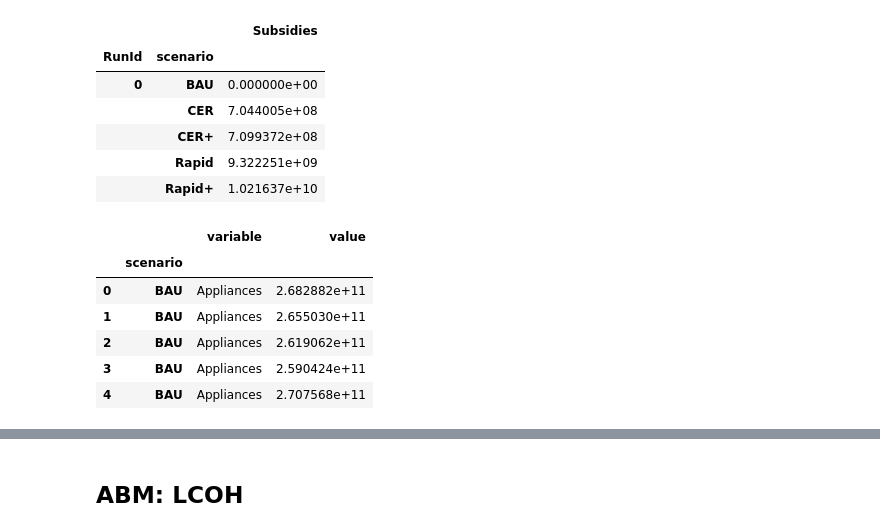
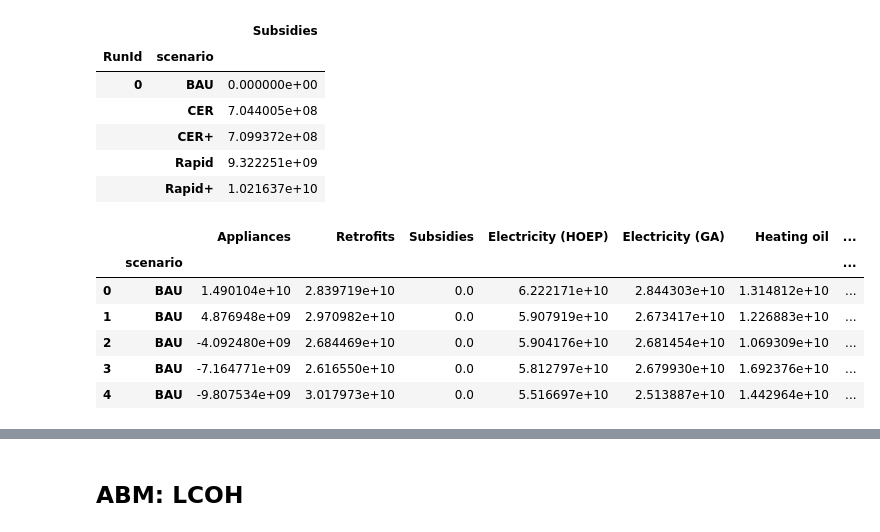
Before and after one commit to david-huck/canadopt, a Jupyter notebook: sandbox.ipynb, the cells around one changed output, grey strips where cells are left out. Cells and saved outputs as stored; diff of their text form; code cells hidden in the pictures.

```diff
--- a/sandbox.ipynb
+++ b/sandbox.ipynb
@@ -657,13 +689,21 @@ Rapid     2.032613e+10
 Rapid+    2.245340e+10
 dtype: float64
 # %%
+scen_ga.index.name ="year"
+dt = el_demands.reset_index()["year"].diff().median()
+# TWh->kWh
+ga_costs = (el_demands*1e9*scen_ga).groupby("RunId").sum()*dt # only every 5th year was counted
+ga_costs_mean = ga_costs.mean()
+ga_costs_std = ga_costs.std()
+ga_costs_l = ga_costs.melt(ignore_index=False, value_name="Electricity (GA)")
+
 scen_hoeps.index.name ="year"
 dt = el_demands.reset_index()["year"].diff().median()
+# TWh->kWh
 el_costs = (el_demands*1e9*scen_hoeps).groupby("RunId").sum()*dt # only every 5th year was counted
 el_costs_mean = el_costs.mean()
-# TWh->kWh
 el_costs_std = el_costs.std()
 # %%
-el_costs_l = el_costs.melt(ignore_index=False, value_name="Electricity")
+el_costs_l = el_costs.melt(ignore_index=False, value_name="Electricity (HOEP)")
 el_costs_l.head()
 # %% [output]
@@ -674,3 +714,14 @@ el_costs_l.head()
 | 2 | BAU | 5.904176e+10 |
 | 3 | BAU | 5.812797e+10 |
 | 4 | BAU | 5.516697e+10 |
+# %%
+fuel_prices = pd.read_csv(
+    "abetam/data/canada/residential_GNZ_end-use-prices-2023_ct_per_kWh.csv"
+)
+fuel_prices_ex_el_ON = (
+    fuel_prices.query("GEO=='Ontario' and `Type of fuel`!='Electricity'")
+    .drop("GEO", axis=1)
+    .rename({"Type of fuel": "variable", "Year":"year"}, axis=1)
+    .set_index(["year", "variable"])
+)
+fuel_prices_ex_el_ON.head()
@@ -676,0 +736,7 @@ el_costs_l.head()
+# %%
+scenario_uncertain_fuel_demands_ex_el = scenario_uncertain_fuel_demands.query("variable!='Electricity'").set_index(["variable","scenario"], append=True).rename({"Wood or wood pellets":"Biomass"})
+abm_fuel_cost = (fuel_prices_ex_el_ON["Price (ct/kWh)"] /100 * scenario_uncertain_fuel_demands_ex_el["value"]*1e9).to_frame(name="value").dropna()
+dt = np.diff(abm_fuel_cost.reset_index()["year"].unique())[0]
+abm_fuel_cost *= dt
+agg_abm_fuel_cost = abm_fuel_cost.groupby(["RunId","scenario","variable"]).sum().reset_index().pivot(index=["RunId","scenario"], columns="variable",values="value")
+agg_abm_fuel_cost.head()
@@ -690,21 +764,25 @@ abm_agg_costs = abm_agg_costs.rename({"agg. annual costs":"Appliances"}, axis=1)
 # %%
 abm_cost_summary = pd.concat(
     [
         abm_agg_costs.set_index("scenario", append=True),
         scenario_retrofit_costs.set_index("scenario", append=True).rename({"Retrofit costs (CAD)":"Retrofits"},axis=1),
         total_subsidies,
         el_costs_l.set_index("scenario", append=True),
+        ga_costs_l.set_index("scenario", append=True),
+        agg_abm_fuel_cost
     ],
     axis=1,
 ).fillna(0)
-abm_cost_summary["Appliances"] -= abm_cost_summary["Electricity"]
-abm_cost_summary_l = abm_cost_summary.melt(ignore_index=False)
-abm_cost_summary_l.head()
+abm_cost_summary["Appliances"] -= abm_cost_summary["Electricity (HOEP)"]
+abm_cost_summary["Appliances"] -= abm_cost_summary["Electricity (GA)"]
+abm_cost_summary["Appliances"] -= abm_cost_summary["Natural gas"]
+abm_cost_summary["Appliances"] -= abm_cost_summary["Heating oil"]
+abm_cost_summary.head()
 # %% [output]
-|  |  | variable | value |
-|  | scenario |  |  |
-| 0 | BAU | Appliances | 2.682882e+11 |
-| 1 | BAU | Appliances | 2.655030e+11 |
-| 2 | BAU | Appliances | 2.619062e+11 |
-| 3 | BAU | Appliances | 2.590424e+11 |
-| 4 | BAU | Appliances | 2.707568e+11 |
+|  |  | Appliances | Retrofits | Subsidies | Electricity (HOEP) | Electricity (GA) | Heating oil | ... |
+|  | scenario |  |  |  |  |  |  | ... |
+| 0 | BAU | 1.490104e+10 | 2.839719e+10 | 0.0 | 6.222171e+10 | 2.844303e+10 | 1.314812e+10 | ... |
+| 1 | BAU | 4.876948e+09 | 2.970982e+10 | 0.0 | 5.907919e+10 | 2.673417e+10 | 1.226883e+10 | ... |
+| 2 | BAU | -4.092480e+09 | 2.684469e+10 | 0.0 | 5.904176e+10 | 2.681454e+10 | 1.069309e+10 | ... |
+| 3 | BAU | -7.164771e+09 | 2.616550e+10 | 0.0 | 5.812797e+10 | 2.679930e+10 | 1.692376e+10 | ... |
+| 4 | BAU | -9.807534e+09 | 3.017973e+10 | 0.0 | 5.516697e+10 | 2.513887e+10 | 1.442964e+10 | ... |
```
Also changed, not shown: parts of 29 cells of this notebook, 1 other file.
